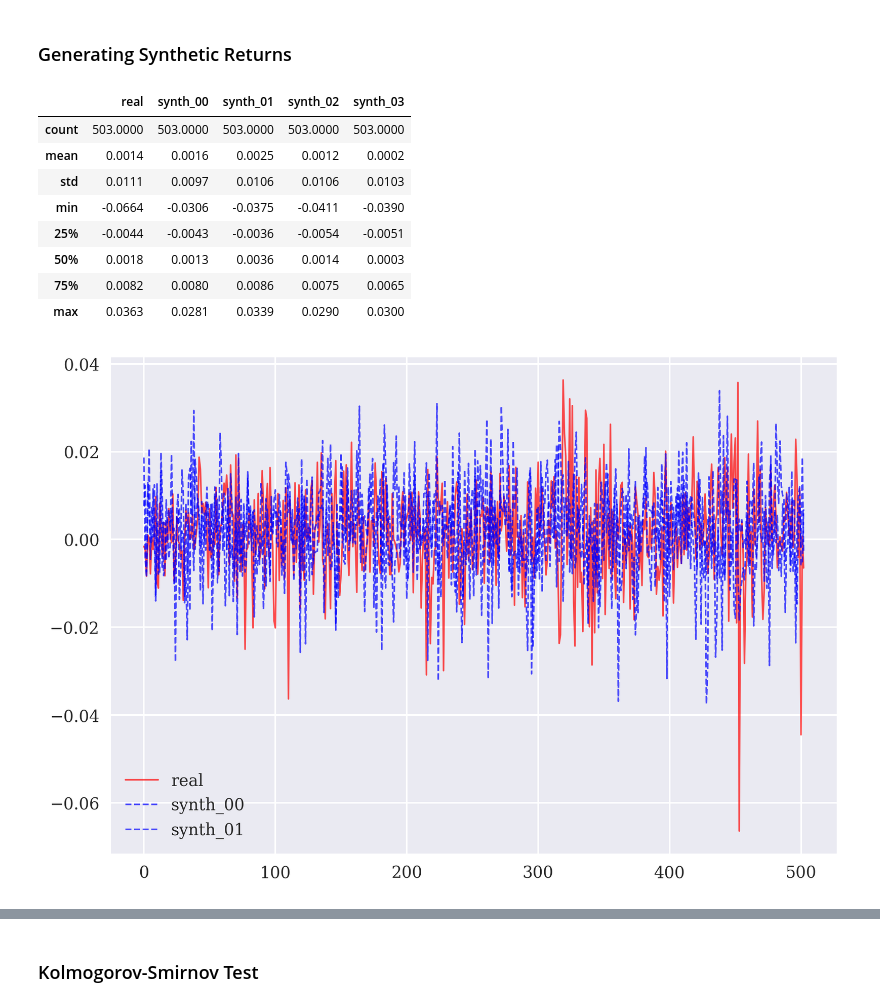
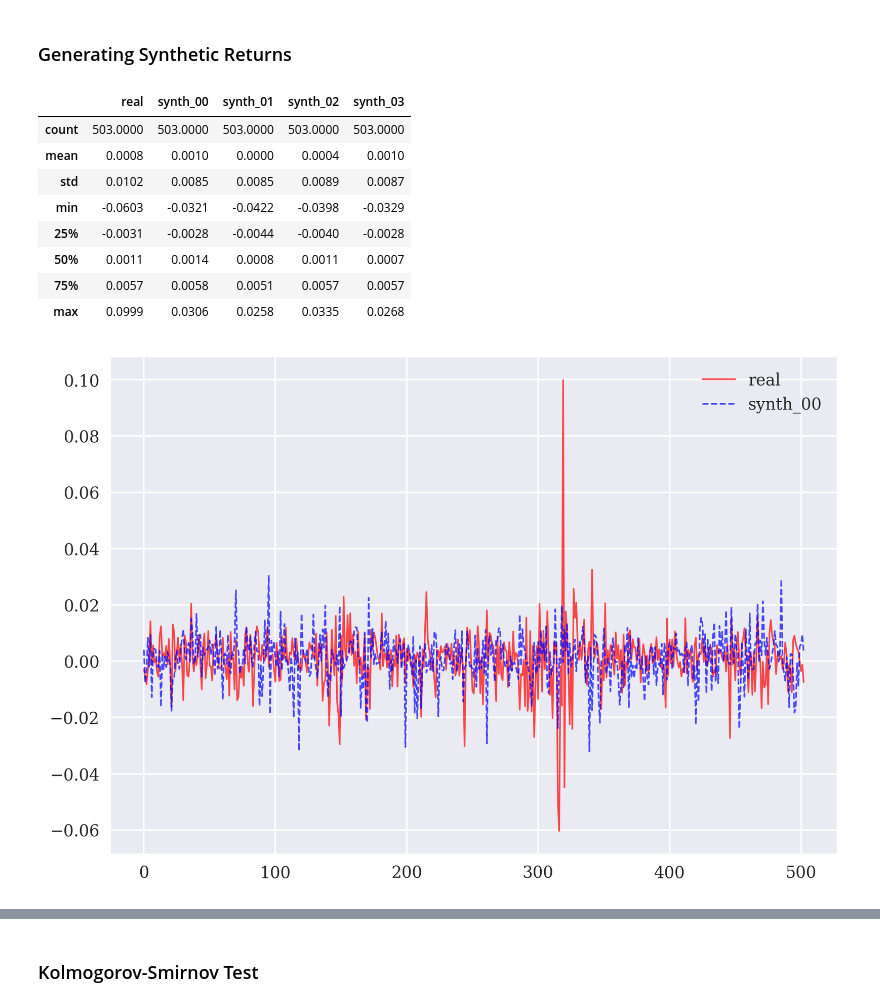
Before and after one commit to yhilpisch/synthts, a Jupyter notebook: notebooks/01_synthetic_gan.ipynb, the cells around one changed output, grey strips where cells are left out. Cells and saved outputs as stored; diff of their text form; code cells hidden in the pictures.

```diff
--- a/notebooks/01_synthetic_gan.ipynb
+++ b/notebooks/01_synthetic_gan.ipynb
@@ -112,12 +112,14 @@ data.apply(np.sort).plot(
+# %%
+SYM = 'SPY'
 # %%
-prices = load_eod(symbol='GLD', n_obs=2 * 252)
+prices = load_eod(symbol=SYM, n_obs=2 * 252)
 rets = compute_log_returns(prices)
 # %%
 scaler = ReturnScaler()
 rets_ = scaler.fit_transform(rets)
 # %%
-generator = Generator(latent_dim=1, hidden_units=24, output_dim=1)
-discriminator = Discriminator(input_dim=1, hidden_units=24)
+generator = Generator(latent_dim=1, hidden_units=16, output_dim=1)
+discriminator = Discriminator(input_dim=1, hidden_units=16)
 # %%
 %%time
 history = train_gan(
@@ -147,17 +159,17 @@ describe_comparison(data, n_show=5)
 # %% [output]
 |  | real | synth_00 | synth_01 | synth_02 | synth_03 |
 | count | 503.0000 | 503.0000 | 503.0000 | 503.0000 | 503.0000 |
-| mean | 0.0014 | 0.0016 | 0.0025 | 0.0012 | 0.0002 |
-| std | 0.0111 | 0.0097 | 0.0106 | 0.0106 | 0.0103 |
-| min | -0.0664 | -0.0306 | -0.0375 | -0.0411 | -0.0390 |
-| 25% | -0.0044 | -0.0043 | -0.0036 | -0.0054 | -0.0051 |
-| 50% | 0.0018 | 0.0013 | 0.0036 | 0.0014 | 0.0003 |
-| 75% | 0.0082 | 0.0080 | 0.0086 | 0.0075 | 0.0065 |
-| max | 0.0363 | 0.0281 | 0.0339 | 0.0290 | 0.0300 |
+| mean | 0.0008 | 0.0010 | 0.0000 | 0.0004 | 0.0010 |
+| std | 0.0102 | 0.0085 | 0.0085 | 0.0089 | 0.0087 |
+| min | -0.0603 | -0.0321 | -0.0422 | -0.0398 | -0.0329 |
+| 25% | -0.0031 | -0.0028 | -0.0044 | -0.0040 | -0.0028 |
+| 50% | 0.0011 | 0.0014 | 0.0008 | 0.0011 | 0.0007 |
+| 75% | 0.0057 | 0.0058 | 0.0051 | 0.0057 | 0.0057 |
+| max | 0.0999 | 0.0306 | 0.0258 | 0.0335 | 0.0268 |
 # %%
-plot_real_vs_synth(data, n_synth=2);
+plot_real_vs_synth(data, n_synth=1);
 # %% [output]
-[figure, old version]
+[figure, new version]
 # %%
 plot_histograms(data['real'].values, data['synth_00'].values);
 # %% [output]
```
Also changed, not shown: parts of 12 cells of this notebook, 7 other files.
